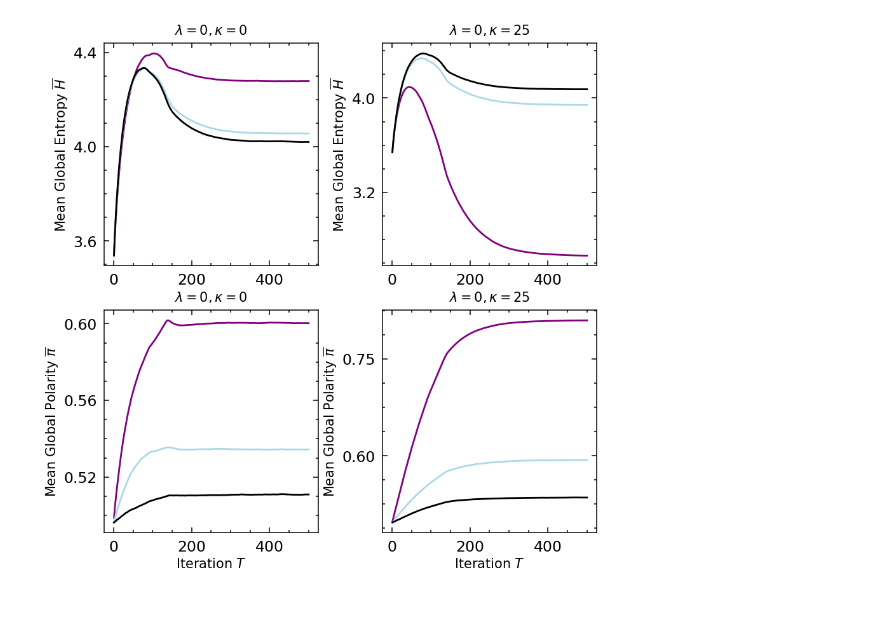
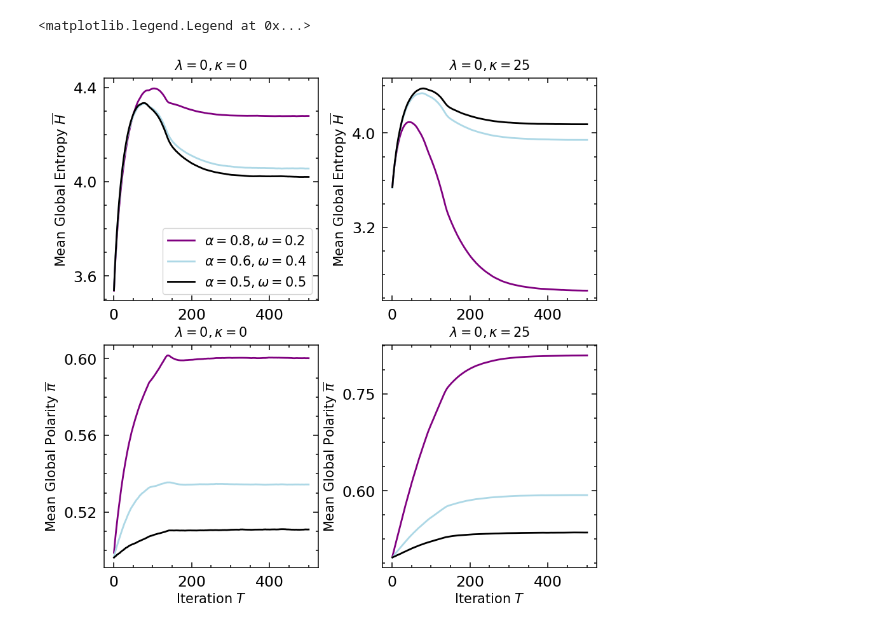
Before and after one commit to patrick-oliveira/EntropiaGrafos, a Jupyter notebook: notebooks/two_polarized_groups.ipynb, the cells around one changed output. Saved outputs shown, nothing was run; the diff lists cells and outputs as text; code cells hidden in the pictures.

```diff
--- a/notebooks/two_polarized_groups.ipynb
+++ b/notebooks/two_polarized_groups.ipynb
@@ -126,31 +127,35 @@ for p in selected_params:
     )
 
 selected_params = [
     x for x in params if
     x["kappa"] == 0 and x["lambd"]  == 0
     and (x["alpha"], x["omega"]) in valid_combinations
 ]
 for p in selected_params:
     axs[1][0].plot(
         X,
         results[make_tuple(p, True)]["polarity"],
         c = alpha_omega_color[(p["alpha"], p["omega"])],
         linewidth = line_width,
         label = r"$\alpha = {}, \omega = {}$".format(p["alpha"], p["omega"])
     )
 
 selected_params = [
     x for x in params if
     x["kappa"] == 25 and x["lambd"]  == 0
     and (x["alpha"], x["omega"]) in valid_combinations
 ]
 for p in selected_params:
     axs[1][1].plot(
         X,
         results[make_tuple(p, True)]["polarity"],
         c = alpha_omega_color[(p["alpha"], p["omega"])],
         linewidth = line_width,
         label = r"$\alpha = {}, \omega = {}$".format(p["alpha"], p["omega"])
     )
+
+
+axs[0][0].legend(loc = 'lower right', fontsize = 15)
 # %% [output]
+<matplotlib.legend.Legend at 0x...>
-[figure, old version]
+[figure, new version]
```
Also changed, not shown: parts of 2 cells of this notebook, 19 other files.
